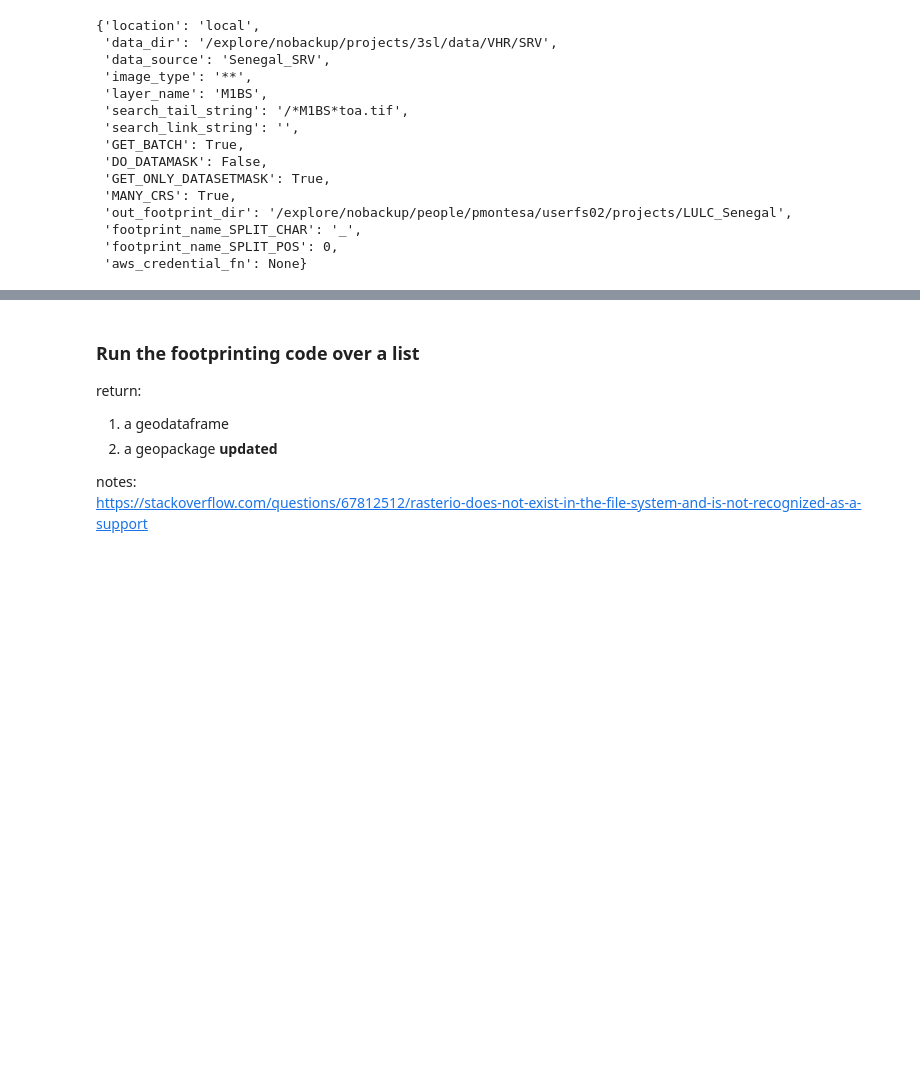
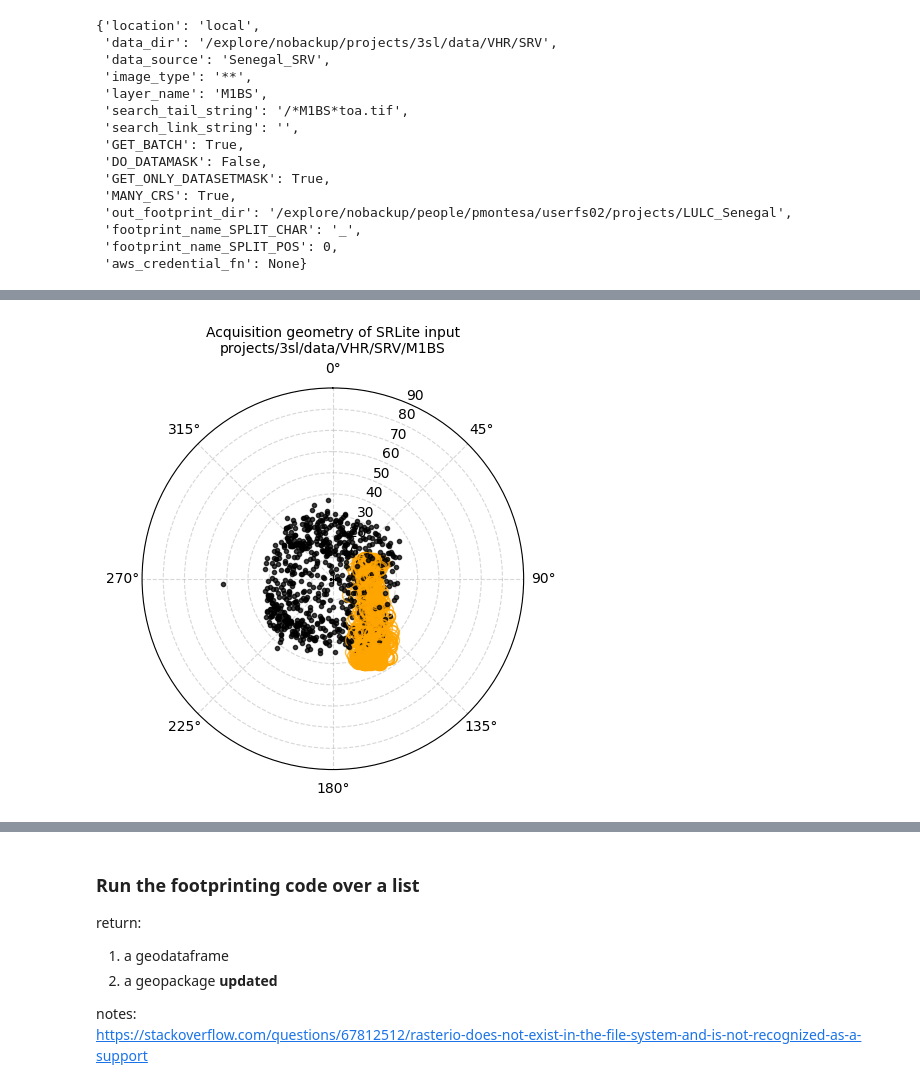
Before and after one commit to pahbs/geoscitools, a Jupyter notebook: footprint_srlite.ipynb, the cells around one changed output, grey strips where cells are left out. Cells and saved outputs as stored; diff of their text form; code cells hidden in the pictures; blank space fills up the shorter version.

```diff
--- a/footprint_srlite.ipynb
+++ b/footprint_srlite.ipynb
@@ -245,0 +274,2 @@ d
+# %%
+indir = d['data_dir'] + '/M1BS'
@@ -245,0 +281,8 @@ d
+# %%
+%%time
+f_list = glob.glob(indir + '/*toa.xml')
+
+with Pool(processes=35) as pool:
+    vhr_df_list = pool.map(partial(vhrlib.make_vhr_xml_dataframe), f_list)
+vhr_df = pd.concat(vhr_df_list)
+vhr_df.info()
@@ -245,0 +309,7 @@ d
+# %%
+%%time
+id_list = dglib.dir_ids(indir)
+
+#d_list = [dglib.get_id_dict(indir, id) for id in id_list]
+with Pool(processes=35) as pool:
+    d_list = pool.map(partial(dglib.get_id_dict, indir), id_list)
@@ -245,0 +343,4 @@ d
+# %%
+returned_stuff = vhrlib.MAKE_DIR_POLAR_PLOT(d_list, indir)
+# %% [output]
+[figure, added]
```
Also changed, not shown: parts of 13 cells of this notebook, 5 other files.
